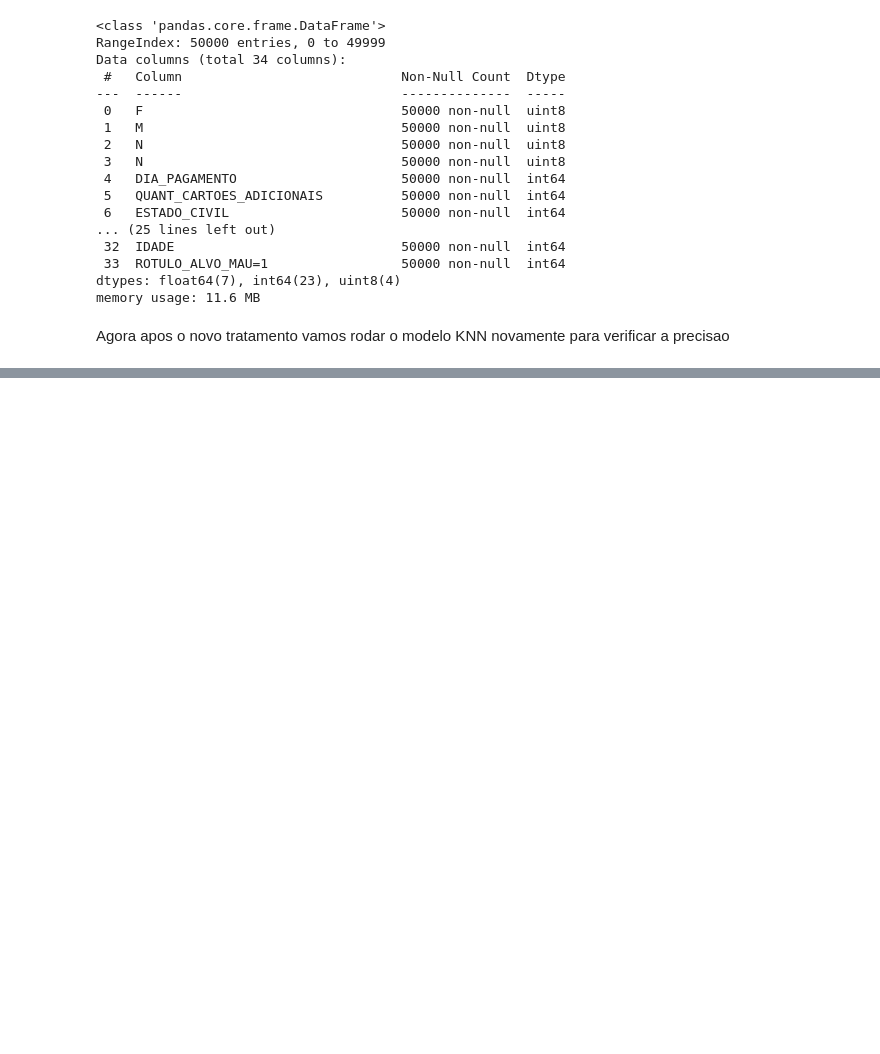
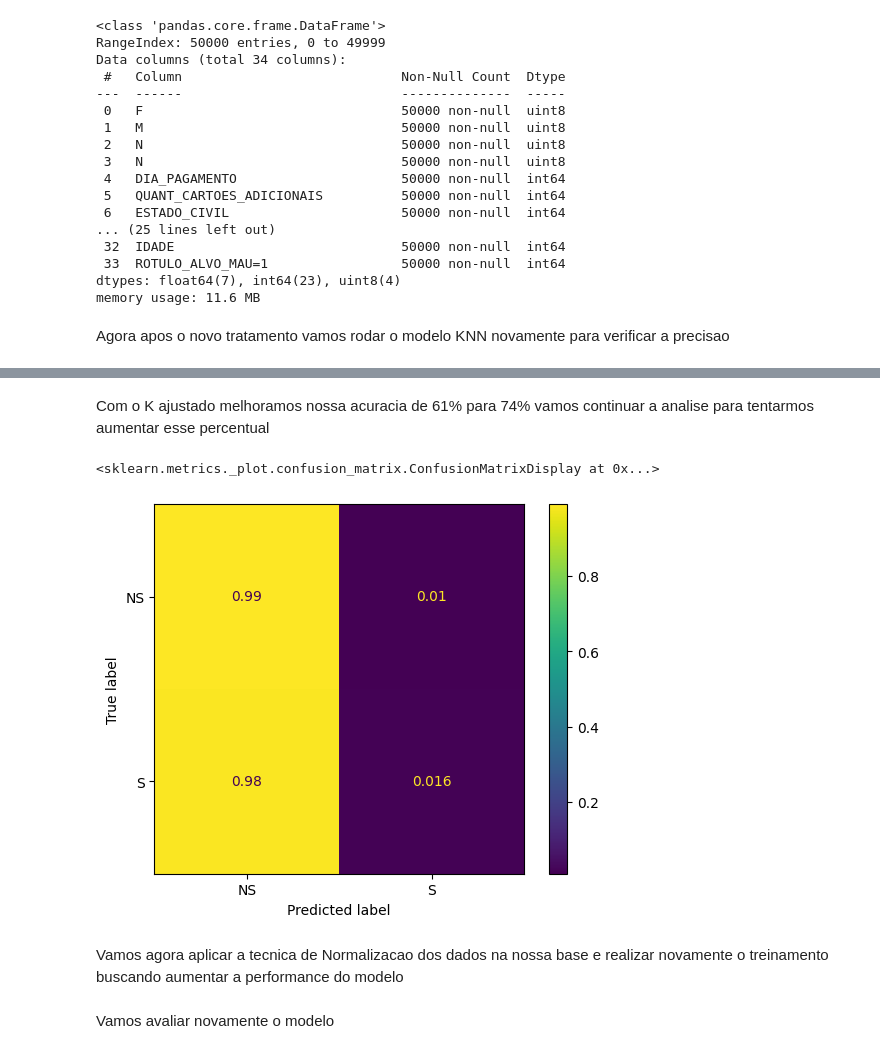
Before and after one commit to RodrigodeFeo/8DTS, a Jupyter notebook: FE_Trabalho_Integrado_RM351578.ipynb, the cells around one changed output, grey strips where cells are left out. Cells and saved outputs as stored; diff of their text form; code cells hidden in the pictures; blank space fills up the shorter version.

```diff
--- a/FE_Trabalho_Integrado_RM351578.ipynb
+++ b/FE_Trabalho_Integrado_RM351578.ipynb
@@ -812,0 +958,5 @@ y = df_clientes_rev_dmy.iloc[:, -1]
+# %%
+#Avaliando a melhor configuração de KNN
+best_KNN = KNeighborsClassifier(n_neighbors=22)
+best_KNN.fit(X_train, y_train)
+y_pred = best_KNN.predict(X_test)
@@ -812,0 +977,12 @@ y = df_clientes_rev_dmy.iloc[:, -1]
+# %% [markdown]
+Com o K ajustado melhoramos nossa acuracia de 61% para 74% vamos continuar a analise para tentarmos aumentar esse percentual
+# %%
+#Vamos exibir a matriz de confusao do nosso melhor modelo
+cm = confusion_matrix( y_test, y_pred, labels = labels, normalize='true')
+disp = ConfusionMatrixDisplay(cm, display_labels = label_names)
+disp.plot()
+# %% [output]
+<sklearn.metrics._plot.confusion_matrix.ConfusionMatrixDisplay at 0x...>
+[figure, added]
+# %% [markdown]
+Vamos agora aplicar a tecnica de Normalizacao dos dados na nossa base e realizar novamente o treinamento buscando aumentar a performance do modelo
@@ -812,0 +1000,2 @@ y = df_clientes_rev_dmy.iloc[:, -1]
+# %% [markdown]
+Vamos avaliar novamente o modelo
```
Also changed, not shown: parts of 44 cells of this notebook.
